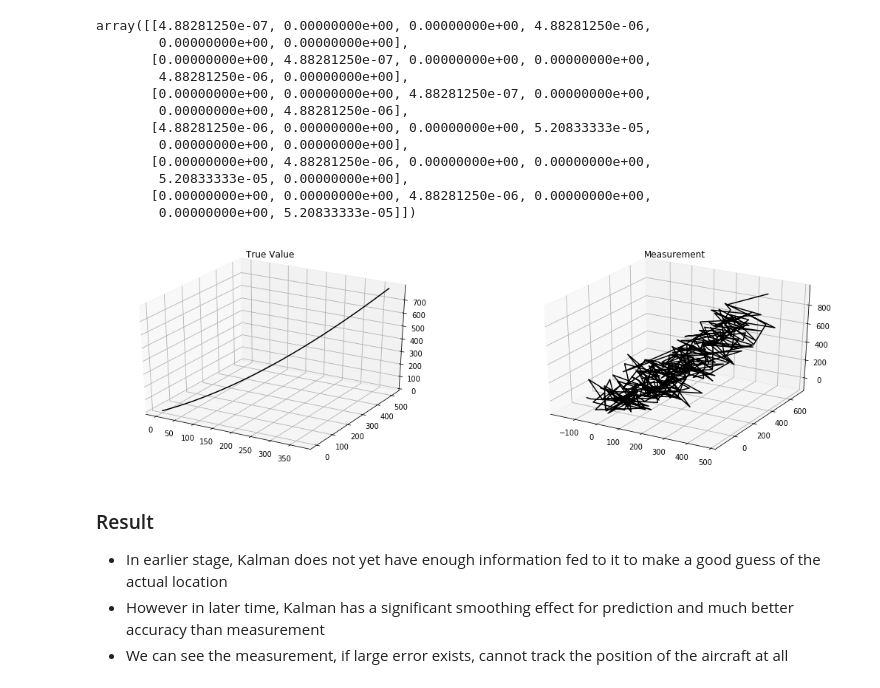
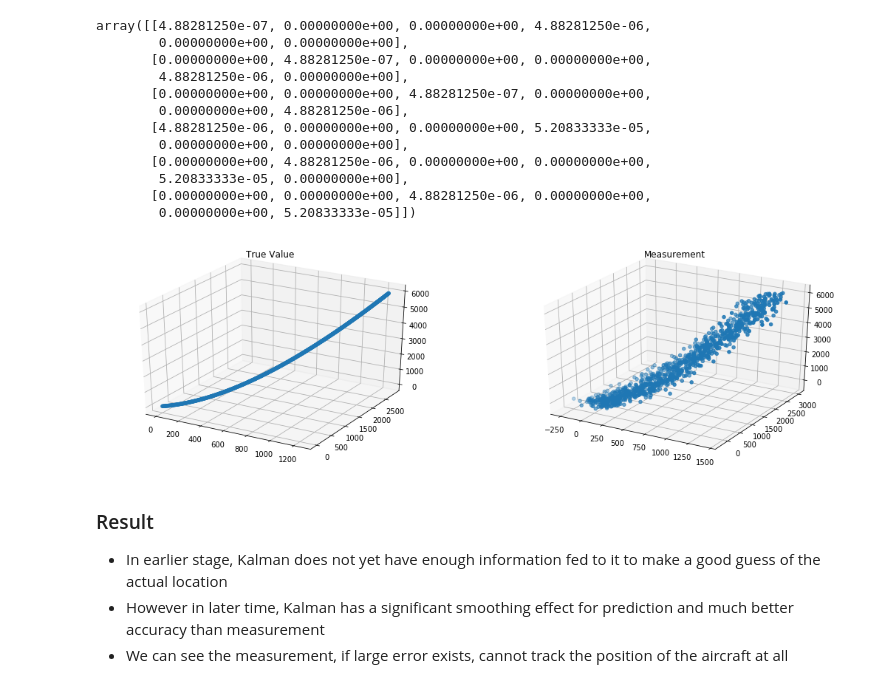
Before and after one commit to johnsoong216/trackingfilters, a Jupyter notebook: demos/LinKalmanFilter.ipynb, the cells around one changed output. Drawn from its saved outputs; the diff is of its cells as text; code cells hidden in the pictures.

```diff
--- a/demos/LinKalmanFilter.ipynb
+++ b/demos/LinKalmanFilter.ipynb
@@ -315,10 +328,10 @@ init_state_cov_mat = np.eye(6) * 50
 
 control_vec = np.array([0,0.05, 0.15]).reshape(-1,1) # No Acceleration along X-axis
 
-measure_var = 75 # Extremely High Measurement Error
+measure_var = 100 # Extremely High Measurement Error
 measure_noise_mat = np.eye(3) * measure_var
 # %%
-num_measurements = 300
+num_measurements = 1000
 # %%
 true_velocity = \
     np.transpose(
@@ -332,31 +345,31 @@ true_velocity = \
 # %%
 true_position =  np.zeros(shape=(num_measurements,3))
 for i in range(1,len(true_position)):
-    true_position[i] = true_position[i-1] + true_velocity[i] * delta_t + 0.5 * np.array([0,0.1,0.22]) * delta_t**2
+    true_position[i] = true_position[i-1] + true_velocity[i] * delta_t + 0.5 * control_vec.reshape(1,-1) * delta_t**2
 # %%
 measurements = true_position + measure_var * np.random.randn(num_measurements * 3).reshape(num_measurements,3)
 # %%
 %matplotlib inline
 fig = plt.figure(figsize=(18,12))
 ax = fig.add_subplot(221, projection='3d')
 xline = np.take(true_position, indices=[0], axis=1).reshape(-1);
 yline = np.take(true_position, indices=[1], axis=1).reshape(-1);
 zline = np.take(true_position, indices=[2], axis=1).reshape(-1);
-ax.plot3D(xline, yline, zline, 'black')
+ax.scatter(xline, yline, zline, 'black')
 ax.set_title("True Value");
 
 ax = fig.add_subplot(222, projection='3d')
 xline = np.take(measurements, indices=[0], axis=1).reshape(-1);
 yline = np.take(measurements, indices=[1], axis=1).reshape(-1);
 zline = np.take(measurements, indices=[2], axis=1).reshape(-1);
 
-ax.plot3D(xline, yline, zline, 'black');
+ax.scatter(xline, yline, zline, 'black');
 ax.set_title("Measurement");
 
 
 plt.show()
 # %% [output]
-[figure, old version]
+[figure, new version]
 # %%
 tracker = lkf(init_state_vec,
                  init_state_cov_mat,
```
Also changed, not shown: parts of 29 cells of this notebook, 2 other files.
